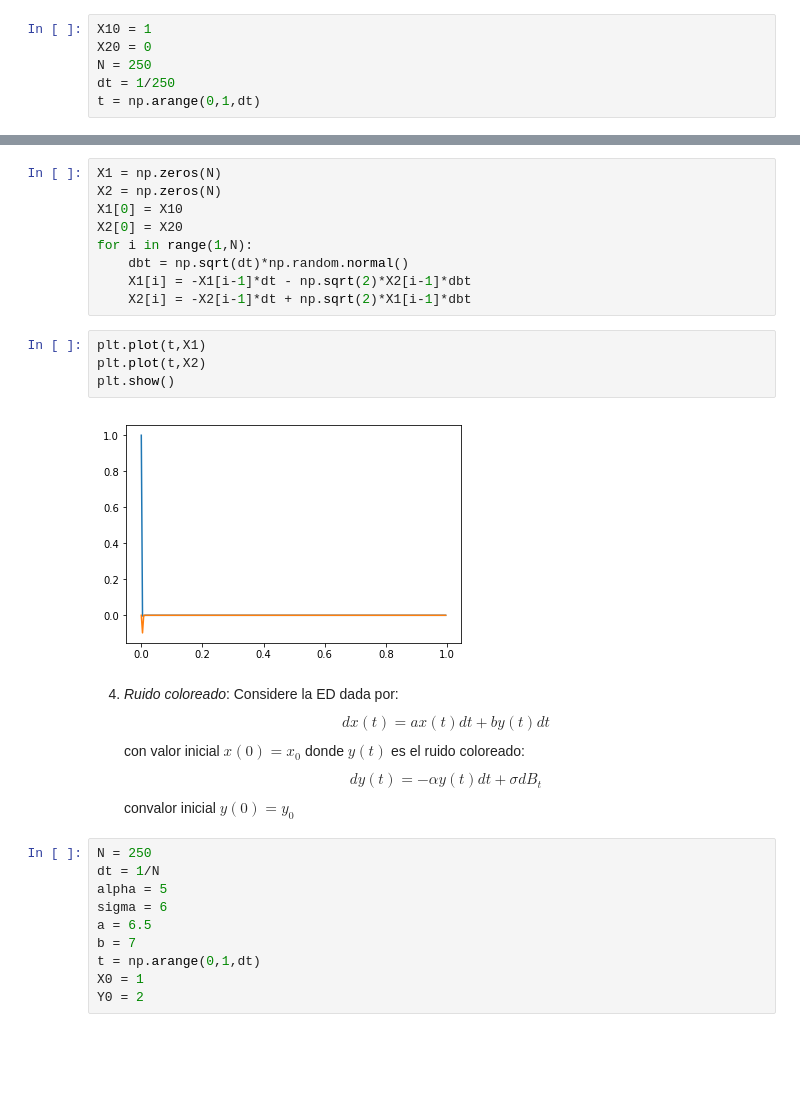
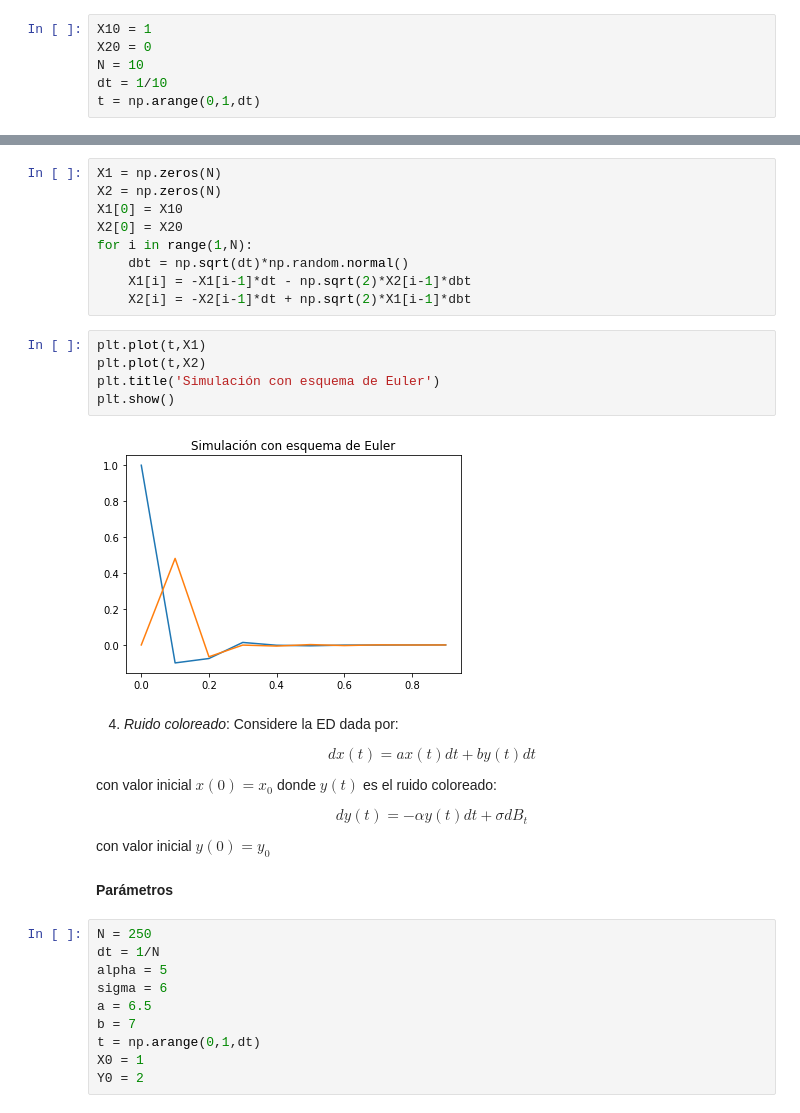
Before and after one commit to CamiVasz/Procesos-Estocasticos-2, a Jupyter notebook: EDE2D.ipynb, the cells around one changed output, grey strips where cells are left out. Cells and saved outputs as stored; diff of their text form; blank space fills up the shorter version.

```diff
--- a/EDE2D.ipynb
+++ b/EDE2D.ipynb
@@ -48,6 +54,6 @@ $$dx_2(t) = -x_2(t)dt + \sqrt{2}x_2(t)dB_t$$
 # %%
 X10 = 1
 X20 = 0
-N = 250
-dt = 1/250
+N = 10
+dt = 1/10
 t = np.arange(0,1,dt)
@@ -63,15 +71,22 @@ for i in range(1,N):
 # %%
 plt.plot(t,X1)
 plt.plot(t,X2)
+plt.title('Simulación con esquema de Euler')
 plt.show()
 # %% [output]
-[figure, old version]
+[figure, new version]
 # %% [markdown]
 4. _Ruido coloreado_: Considere la ED dada por:
+
 $$dx(t) = a x(t)dt + by(t)dt$$
+
 con valor inicial $x(0) = x_0$ donde $y(t)$ es el ruido coloreado:
+
 $$dy(t) = -\alpha y(t)dt + \sigma dB_t$$
-convalor inicial $y(0) = y_0$
+
+con valor inicial $y(0) = y_0$
+# %% [markdown]
+**Parámetros**
 # %%
 N = 250
 dt = 1/N
```
Also changed, not shown: parts of 7 cells of this notebook.
